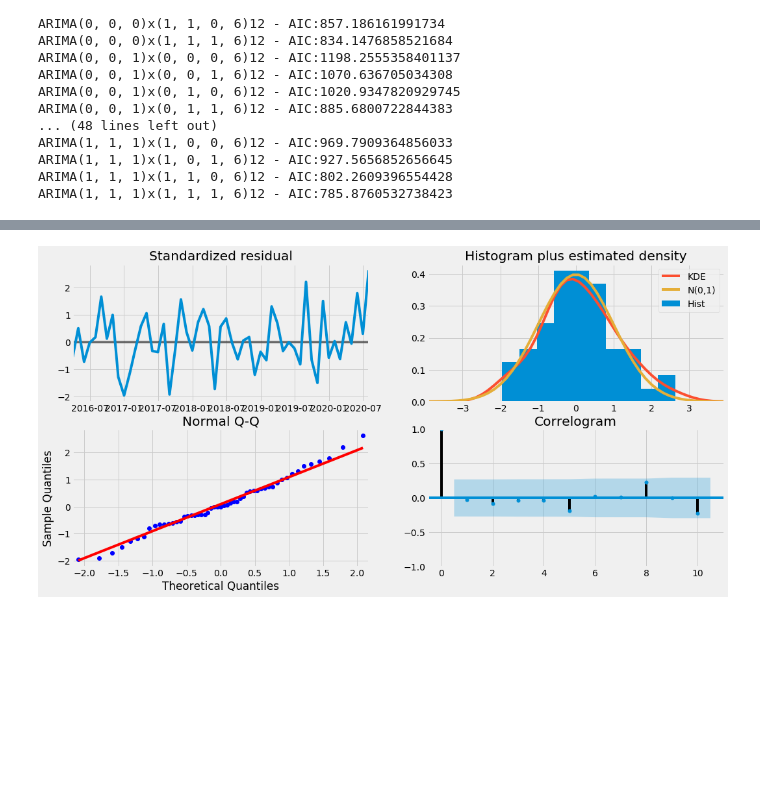
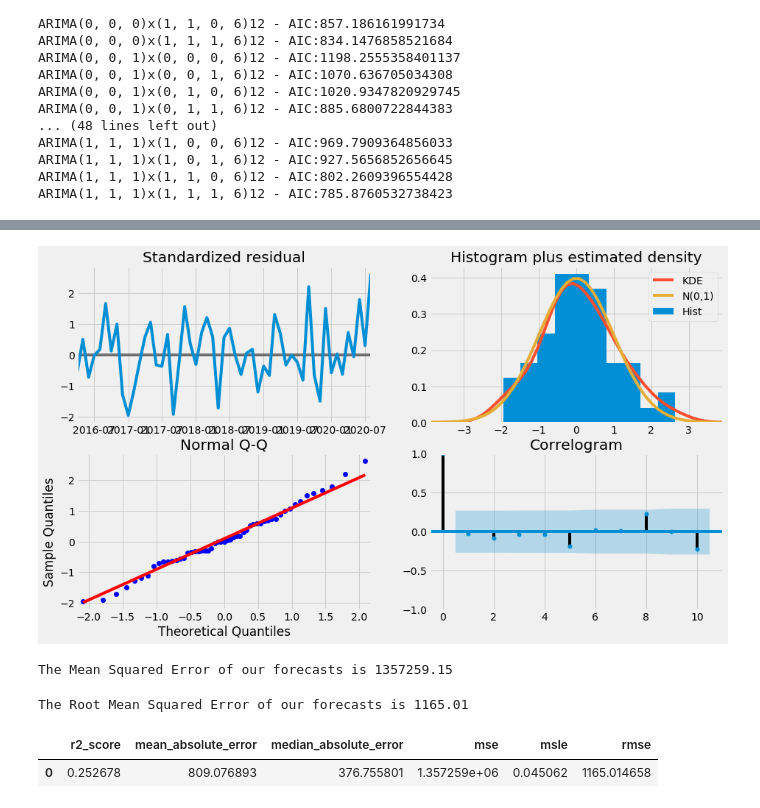
Before and after one commit to dkjastpe/dkjastpe, a Jupyter notebook: Financial_Forecasting_Model_Internship.ipynb, the cells around one changed output, grey strips where cells are left out. Drawn from its saved outputs; the diff is of its cells as text; code cells hidden in the pictures; blank space fills up the shorter version.

```diff
--- a/Financial_Forecasting_Model_Internship.ipynb
+++ b/Financial_Forecasting_Model_Internship.ipynb
@@ -304,5 +304,5 @@ plt.show()
 # %%
-results.plot_diagnostics(figsize=(16, 8))
+results.plot_diagnostics(figsize=(14, 8))
 plt.show()
 # %% [output]
-[figure, old version]
+[figure, new version]
@@ -308,0 +319,17 @@ plt.show()
+# %%
+#Evaluate Forecast
+y_forecasted = pred.predicted_mean.values
+y_truth = y[start_analysis:end_analysis].revenue.values
+mse = ((y_forecasted - y_truth) ** 2).mean()
+print('The Mean Squared Error of our forecasts is {}'.format(round(mse, 2)))
+# %% [output]
+The Mean Squared Error of our forecasts is 1357259.15
+# %%
+print('The Root Mean Squared Error of our forecasts is {}'.format(round(np.sqrt(mse), 2)))
+# %% [output]
+The Root Mean Squared Error of our forecasts is 1165.01
+# %%
+evaluate_forecast(y_truth, y_forecasted)
+# %% [output]
+|  | r2_score | mean_absolute_error | median_absolute_error | mse | msle | rmse |
+| 0 | 0.252678 | 809.076893 | 376.755801 | 1.357259e+06 | 0.045062 | 1165.014658 |
```
Also changed, not shown: parts of 5 cells of this notebook, 1 other file.
